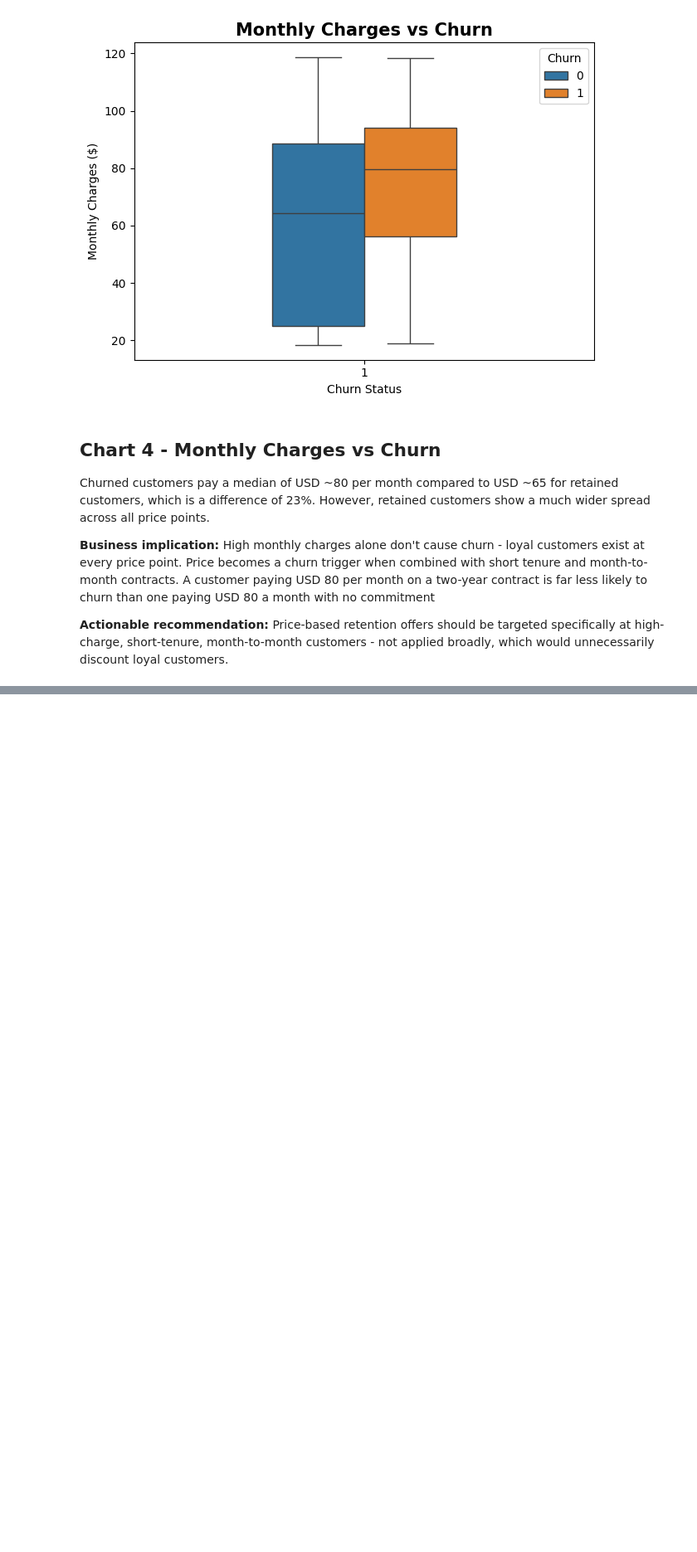
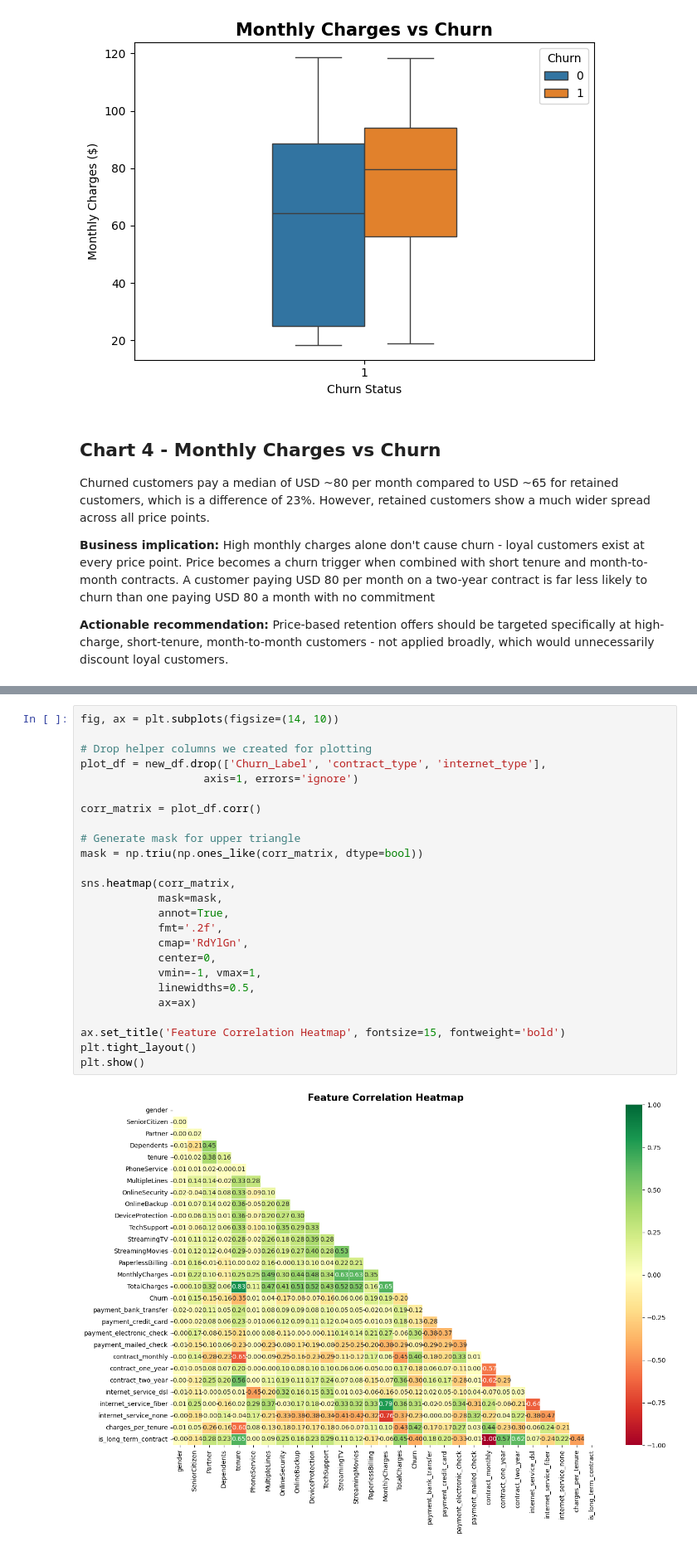
Before and after one commit to akella-prathyusha22/Telco-churn-prediction, a Jupyter notebook: Telco_churn_analysis.ipynb, the cells around one changed output, grey strips where cells are left out. Shown at 83% size. Drawn from its saved outputs; the diff is of its cells as text; blank space fills up the shorter version.

```diff
--- a/Telco_churn_analysis.ipynb
+++ b/Telco_churn_analysis.ipynb
@@ -535,0 +573,27 @@ Churned customers pay a median of USD ~80 per month compared to USD ~65 for reta
+# %%
+fig, ax = plt.subplots(figsize=(14, 10))
+
+# Drop helper columns we created for plotting
+plot_df = new_df.drop(['Churn_Label', 'contract_type', 'internet_type'],
+                   axis=1, errors='ignore')
+
+corr_matrix = plot_df.corr()
+
+# Generate mask for upper triangle
+mask = np.triu(np.ones_like(corr_matrix, dtype=bool))
+
+sns.heatmap(corr_matrix,
+            mask=mask,
+            annot=True,
+            fmt='.2f',
+            cmap='RdYlGn',
+            center=0,
+            vmin=-1, vmax=1,
+            linewidths=0.5,
+            ax=ax)
+
+ax.set_title('Feature Correlation Heatmap', fontsize=15, fontweight='bold')
+plt.tight_layout()
+plt.show()
+# %% [output]
+[figure, added]
```
Also changed, not shown: parts of 6 cells of this notebook.
